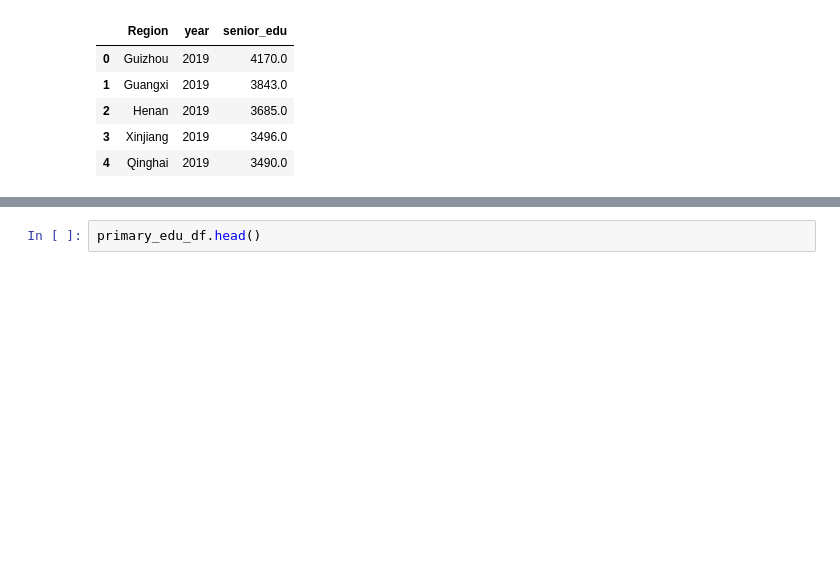
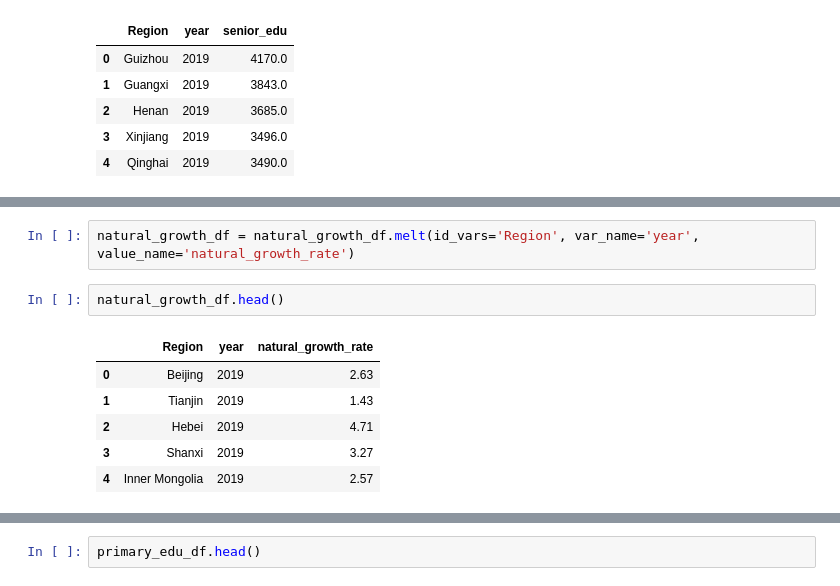
Before and after one commit to mexiliang/umich-591, a Jupyter notebook: Scatterplot.ipynb, the cells around one changed output, grey strips where cells are left out. Cells and saved outputs as stored; diff of their text form; blank space fills up the shorter version.

```diff
--- a/Scatterplot.ipynb
+++ b/Scatterplot.ipynb
@@ -82,0 +101,11 @@ alt.Chart(senior_sec_edu_df).mark_line(point=True).encode(
+# %%
+natural_growth_df = natural_growth_df.melt(id_vars='Region', var_name='year', value_name='natural_growth_rate')
+# %%
+natural_growth_df.head()
+# %% [output]
+|  | Region | year | natural_growth_rate |
+| 0 | Beijing | 2019 | 2.63 |
+| 1 | Tianjin | 2019 | 1.43 |
+| 2 | Hebei | 2019 | 4.71 |
+| 3 | Shanxi | 2019 | 3.27 |
+| 4 | Inner Mongolia | 2019 | 2.57 |
```
Also changed, not shown: parts of 5 cells of this notebook, 4 other files.
